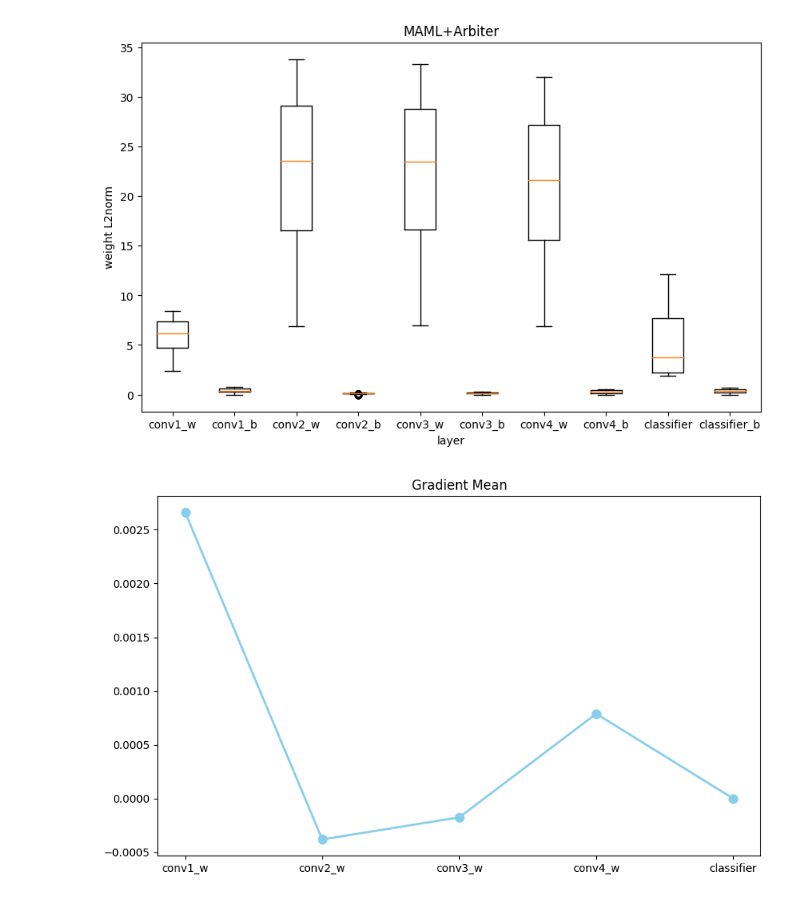
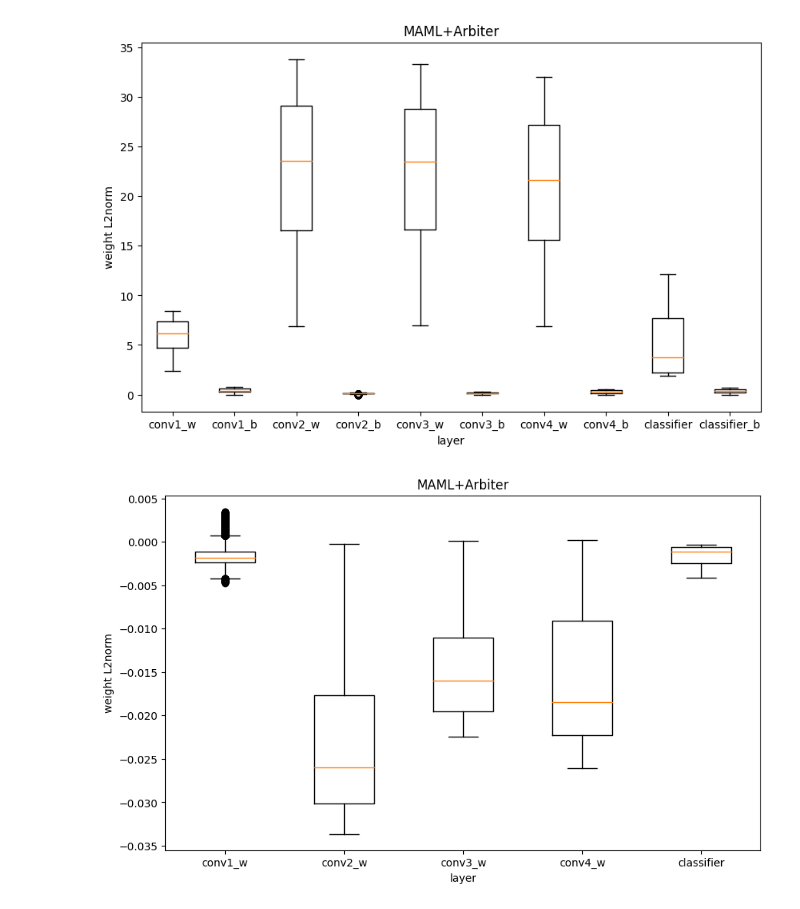
Before and after one commit to taehyeonhan-hatae/MAML, a Jupyter notebook: Test_jupyternotebook/MAML_norm_analysis.ipynb, the cells around one changed output. Drawn from its saved outputs; the diff is of its cells as text; code cells hidden in the pictures.

Commit message:
experiment config

```diff
--- a/Test_jupyternotebook/MAML_norm_analysis.ipynb
+++ b/Test_jupyternotebook/MAML_norm_analysis.ipynb
@@ -2,7 +2,7 @@
 import pandas as pd
 import matplotlib.pyplot as plt
 # %%
-norm_info = pd.read_csv('../experiment_result/MAML_JM/MAML_JM.csv')
+norm_info = pd.read_csv('../MAML_JM/MAML_JM.csv')
 norm_info_train= norm_info[norm_info['phase']=='train']
 norm_info_val= norm_info[norm_info['phase']=='val']
 norm_info_test= norm_info[norm_info['current_iter']=='test']
@@ -69,3 +67,40 @@ plt.title('MAML+Arbiter')   # 그래프 제목 설정
 plt.show()
 # %% [output]
 [figure]
+# %%
+ # 그래프를 그릴 컬럼들의 리스트
+columns_to_plot = ['layer_dict.conv0.conv.weight_weight_mean',
+                   'layer_dict.conv1.conv.weight_weight_mean',
+                   'layer_dict.conv2.conv.weight_weight_mean',
+                   'layer_dict.conv3.conv.weight_weight_mean',
+                   'layer_dict.linear.weights_weight_mean']
+columns_to_plot_label = ['conv1_w',
+                         'conv2_w',
+                         'conv3_w',
+                         'conv4_w',
+                         'classifier']
+
+
+# columns_to_plot = ['layer_dict.conv0.conv.weight_weight_L2norm',
+#                    'layer_dict.conv1.conv.weight_weight_L2norm',
+#                    'layer_dict.conv2.conv.weight_weight_L2norm',
+#                    'layer_dict.conv3.conv.weight_weight_L2norm',
+#                    'layer_dict.linear.weights_weight_L2norm']
+# columns_to_plot_label = ['conv1_w',
+#                          'conv2_w',
+#                          'conv3_w',
+#                          'conv4_w',
+#                          'classifier']
+
+# 여러 컬럼에 대한 박스 플롯을 한 번에 그리기
+plt.figure(figsize=(10, 6))  # 그래프 전체 크기 설정 (선택 사항)
+
+# 각 컬럼에 대한 박스 플롯 그리기
+plt.boxplot(norm_info_train[columns_to_plot].values, labels=columns_to_plot_label)
+plt.xlabel('layer')    # x축 라벨 설정
+plt.ylabel('weight L2norm')    # y축 라벨 설정
+plt.title('MAML+Arbiter')   # 그래프 제목 설정
+
+plt.show()
+# %% [output]
+[figure, added]
@@ -85,8 +122,6 @@ plt.title('Gradient Mean')
 # plt.ylabel('mean')
 plt.xticks(rotation=0)
 plt.show()
-# %% [output]
-[figure, removed]
 # %%
 keyword = 'grad_L1norm'  # 추출하고 싶은 단어
 exclude_word = 'bias'  # 제외하고자 하는 단어
```
Also changed, not shown: parts of 8 cells of this notebook.
